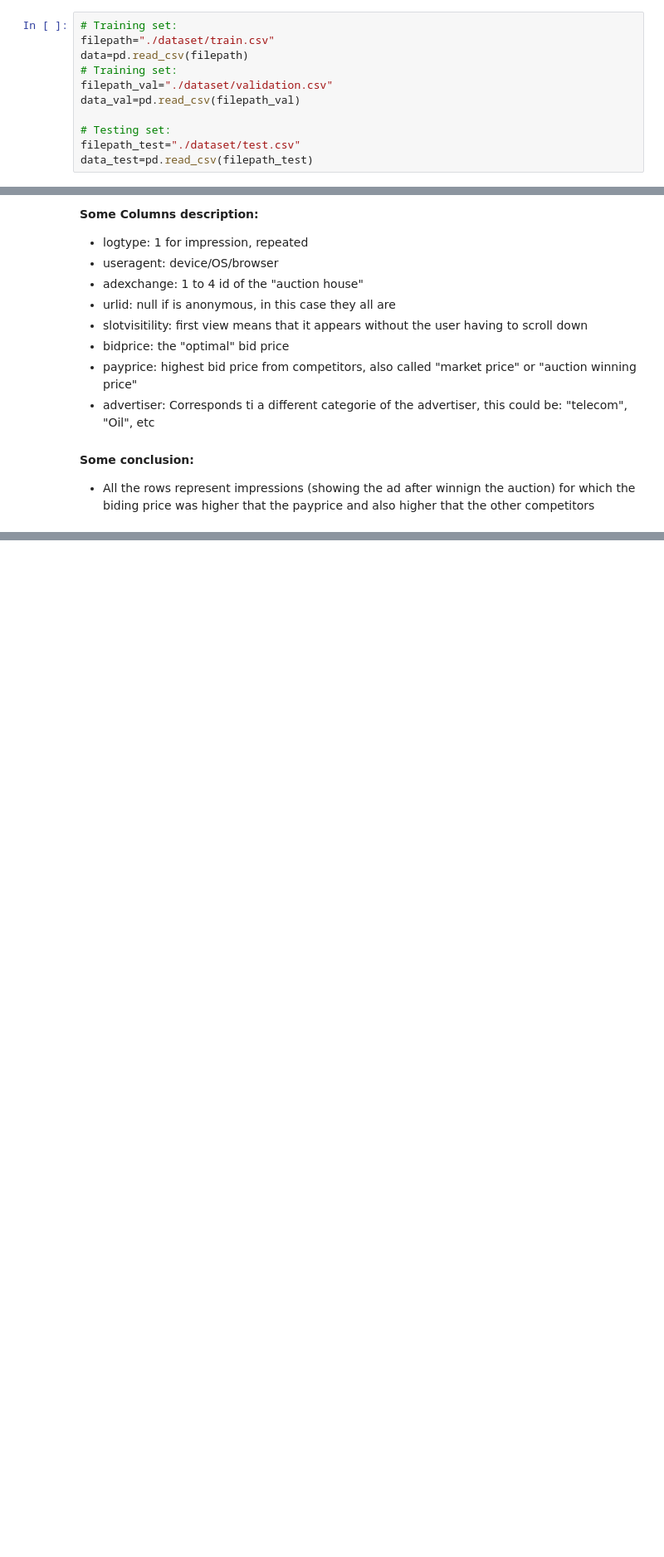
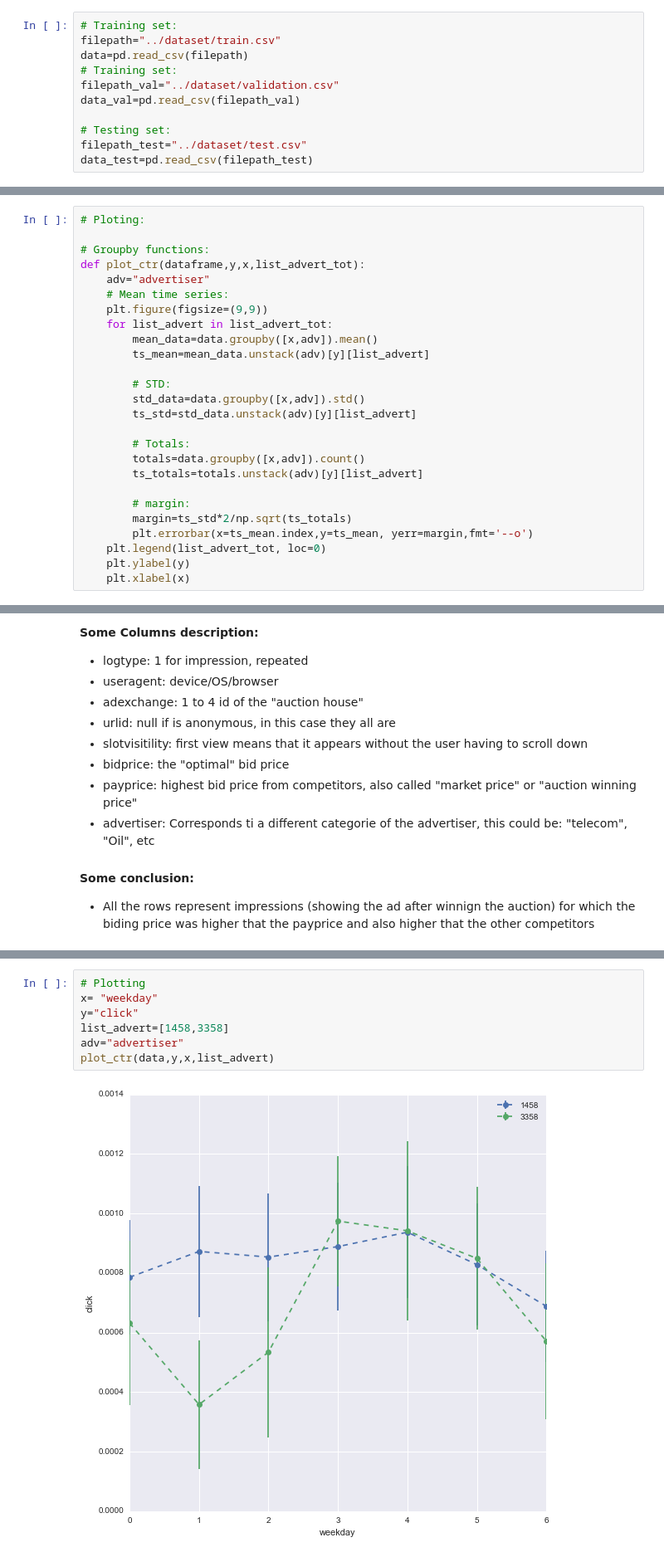
Before and after one commit to chelo26/webEco17, a Jupyter notebook: understanding_data.ipynb, the cells around one changed output, grey strips where cells are left out. Shown at 83% size. Cells and saved outputs as stored; diff of their text form; blank space fills up the shorter version.

Commit message:
adding plots

```diff
--- a/understanding_data.ipynb
+++ b/understanding_data.ipynb
@@ -12,14 +16,14 @@ pd.options.display.max_rows = 10
 ### Importing datasets:
 # %%
 # Training set:
-filepath="./dataset/train.csv"
+filepath="../dataset/train.csv"
 data=pd.read_csv(filepath)
 # Training set:
-filepath_val="./dataset/validation.csv"
+filepath_val="../dataset/validation.csv"
 data_val=pd.read_csv(filepath_val)
 
 # Testing set:
-filepath_test="./dataset/test.csv"
+filepath_test="../dataset/test.csv"
 data_test=pd.read_csv(filepath_test)
 # %%
 # Functions for analysing data:
@@ -28,6 +32,32 @@ def print_different_values(dataframe):
     for i in dataframe.columns:
         set_col=len(dataframe[i].value_counts())
         print "%s has %d different points." %(i,set_col)
+# %%
+# Ploting:
+
+# Groupby functions:
+def plot_ctr(dataframe,y,x,list_advert_tot):
+    adv="advertiser"
+    # Mean time series:
+    plt.figure(figsize=(9,9))
+    for list_advert in list_advert_tot:
+        mean_data=data.groupby([x,adv]).mean()
+        ts_mean=mean_data.unstack(adv)[y][list_advert]
+
+        # STD:
+        std_data=data.groupby([x,adv]).std()
+        ts_std=std_data.unstack(adv)[y][list_advert]
+
+        # Totals:
+        totals=data.groupby([x,adv]).count()
+        ts_totals=totals.unstack(adv)[y][list_advert]
+
+        # margin:
+        margin=ts_std*2/np.sqrt(ts_totals)
+        plt.errorbar(x=ts_mean.index,y=ts_mean, yerr=margin,fmt='--o')
+    plt.legend(list_advert_tot, loc=0)
+    plt.ylabel(y)
+    plt.xlabel(x)
 # %%
 # Analising:
 print len(data.columns)
@@ -94,0 +139,9 @@ usertag has 814364 different points.
+# %%
+# Plotting
+x= "weekday"
+y="click"
+list_advert=[1458,3358]
+adv="advertiser"
+plot_ctr(data,y,x,list_advert)
+# %% [output]
+[figure, added]
```
Also changed, not shown: parts of 5 cells of this notebook.
